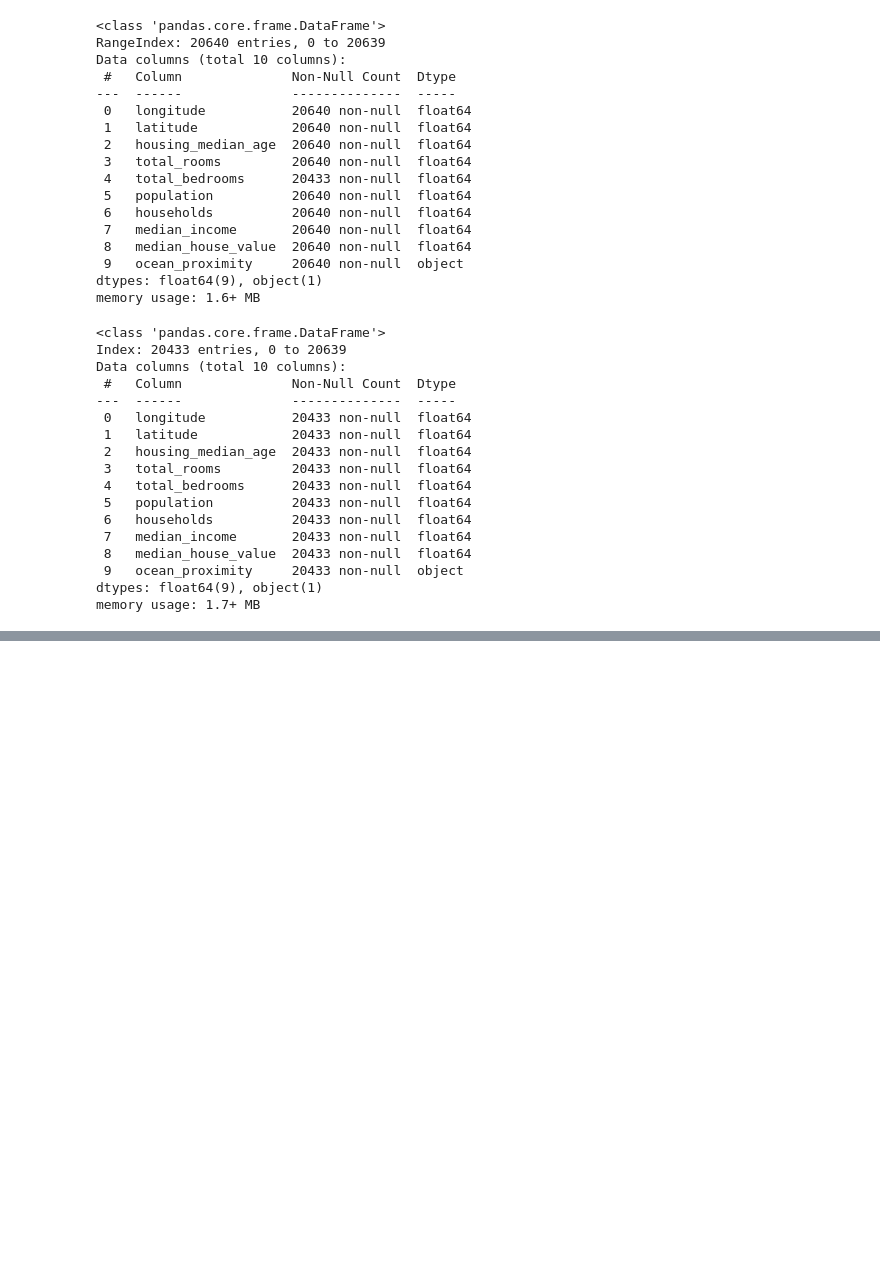
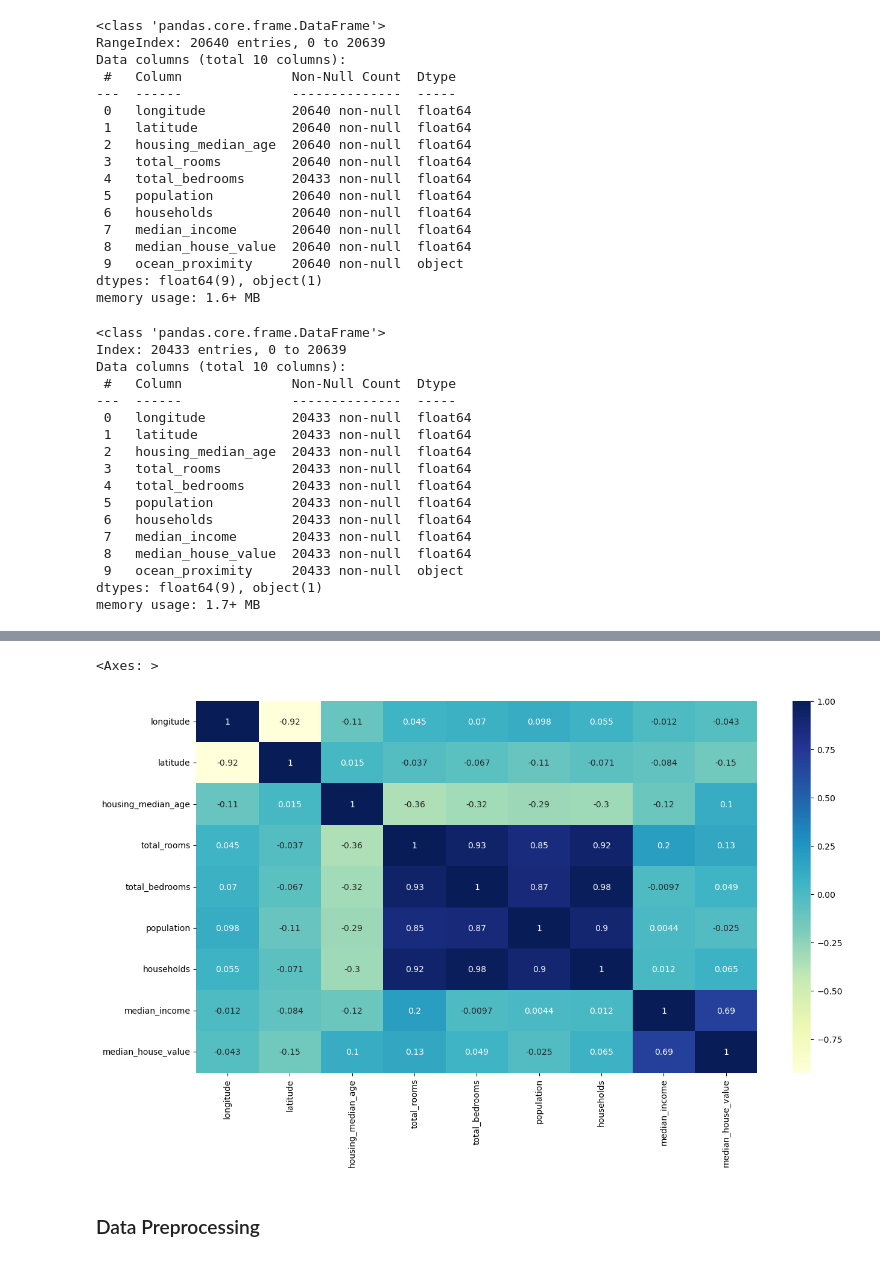
Before and after one commit to kensotosala/Data-Science-Journey, a Jupyter notebook: House_Price_Prediction.ipynb, the cells around one changed output, grey strips where cells are left out. Cells and saved outputs as stored; diff of their text form; code cells hidden in the pictures; blank space fills up the shorter version.

```diff
--- a/House_Price_Prediction.ipynb
+++ b/House_Price_Prediction.ipynb
@@ -110,0 +110,11 @@ array([[<Axes: title={'center': 'longitude'}>,
+# %%
+# Heatmap and correlations
+numeric_train_data = train_data.select_dtypes(include=["number"])
+corr = numeric_train_data.corr()
+plt.figure(figsize=(15, 8))
+sns.heatmap(corr, annot=True, cmap="YlGnBu")
+# %% [output]
+<Axes: >
+[figure, added]
+# %% [markdown]
+### Data Preprocessing
```
Also changed, not shown: parts of 24 cells of this notebook.
